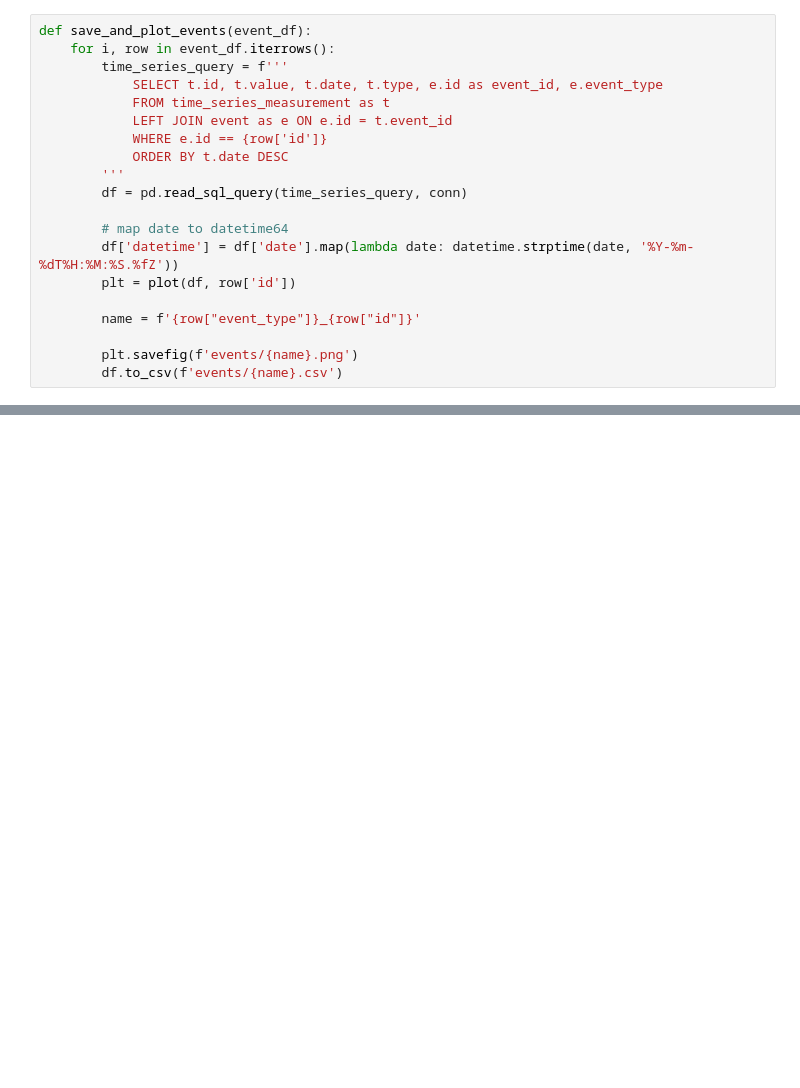
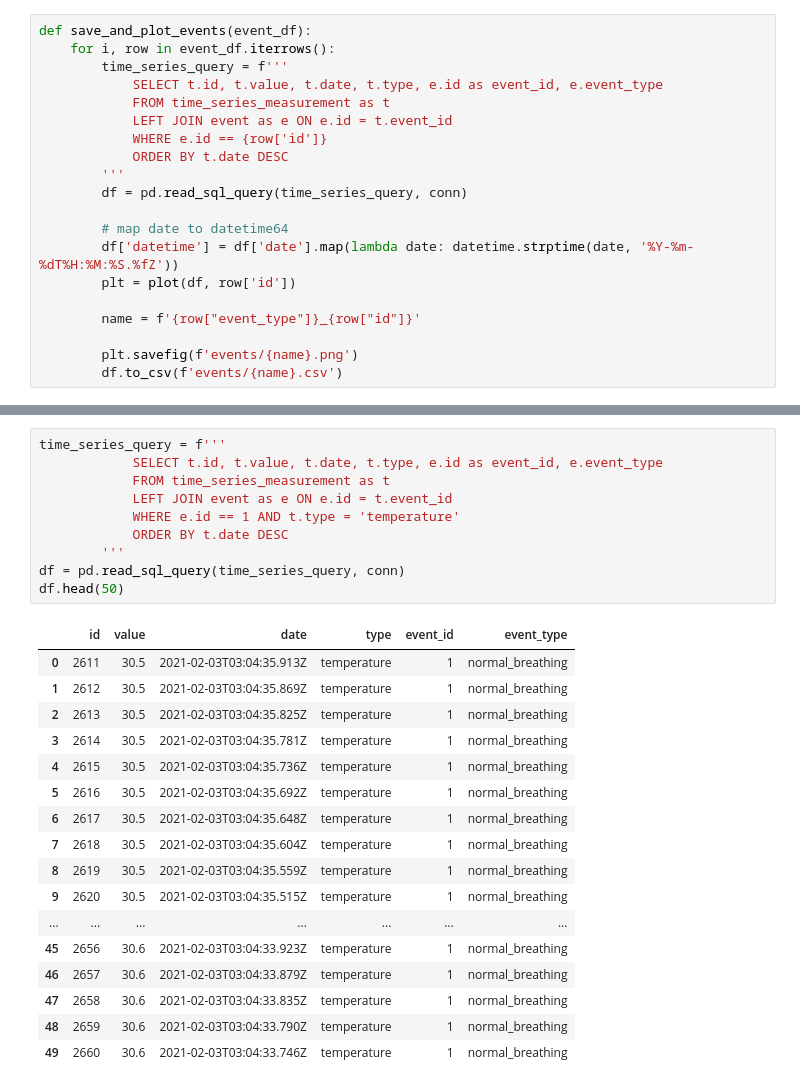
Before and after one commit to ka-moamoa/facebit-ios, a Jupyter notebook: data-exploration/data_processing.ipynb, the cells around one changed output, grey strips where cells are left out. Saved outputs shown, nothing was run; the diff lists cells and outputs as text; blank space fills up the shorter version.

```diff
--- a/data-exploration/data_processing.ipynb
+++ b/data-exploration/data_processing.ipynb
@@ -84,0 +91,28 @@ save_and_plot_events(df_events)
+# %%
+time_series_query = f'''
+            SELECT t.id, t.value, t.date, t.type, e.id as event_id, e.event_type
+            FROM time_series_measurement as t
+            LEFT JOIN event as e ON e.id = t.event_id
+            WHERE e.id == 1 AND t.type = 'temperature'
+            ORDER BY t.date DESC
+        '''
+df = pd.read_sql_query(time_series_query, conn)
+df.head(50)
+# %% [output]
+|  | id | value | date | type | event_id | event_type |
+| 0 | 2611 | 30.5 | 2021-02-03T03:04:35.913Z | temperature | 1 | normal_breathing |
+| 1 | 2612 | 30.5 | 2021-02-03T03:04:35.869Z | temperature | 1 | normal_breathing |
+| 2 | 2613 | 30.5 | 2021-02-03T03:04:35.825Z | temperature | 1 | normal_breathing |
+| 3 | 2614 | 30.5 | 2021-02-03T03:04:35.781Z | temperature | 1 | normal_breathing |
+| 4 | 2615 | 30.5 | 2021-02-03T03:04:35.736Z | temperature | 1 | normal_breathing |
+| 5 | 2616 | 30.5 | 2021-02-03T03:04:35.692Z | temperature | 1 | normal_breathing |
+| 6 | 2617 | 30.5 | 2021-02-03T03:04:35.648Z | temperature | 1 | normal_breathing |
+| 7 | 2618 | 30.5 | 2021-02-03T03:04:35.604Z | temperature | 1 | normal_breathing |
+| 8 | 2619 | 30.5 | 2021-02-03T03:04:35.559Z | temperature | 1 | normal_breathing |
+| 9 | 2620 | 30.5 | 2021-02-03T03:04:35.515Z | temperature | 1 | normal_breathing |
+| ... | ... | ... | ... | ... | ... | ... |
+| 45 | 2656 | 30.6 | 2021-02-03T03:04:33.923Z | temperature | 1 | normal_breathing |
+| 46 | 2657 | 30.6 | 2021-02-03T03:04:33.879Z | temperature | 1 | normal_breathing |
+| 47 | 2658 | 30.6 | 2021-02-03T03:04:33.835Z | temperature | 1 | normal_breathing |
+| 48 | 2659 | 30.6 | 2021-02-03T03:04:33.790Z | temperature | 1 | normal_breathing |
+| 49 | 2660 | 30.6 | 2021-02-03T03:04:33.746Z | temperature | 1 | normal_breathing |
```
Also changed, not shown: parts of 3 cells of this notebook, 5 other files.
